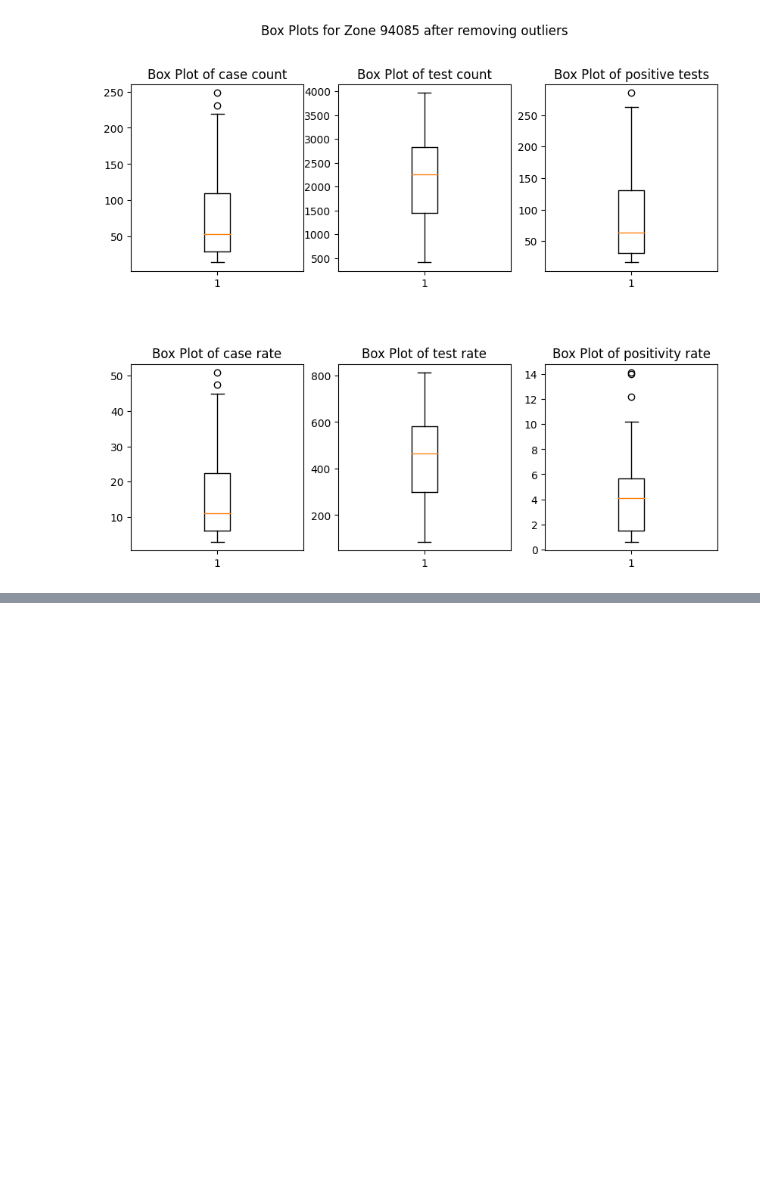
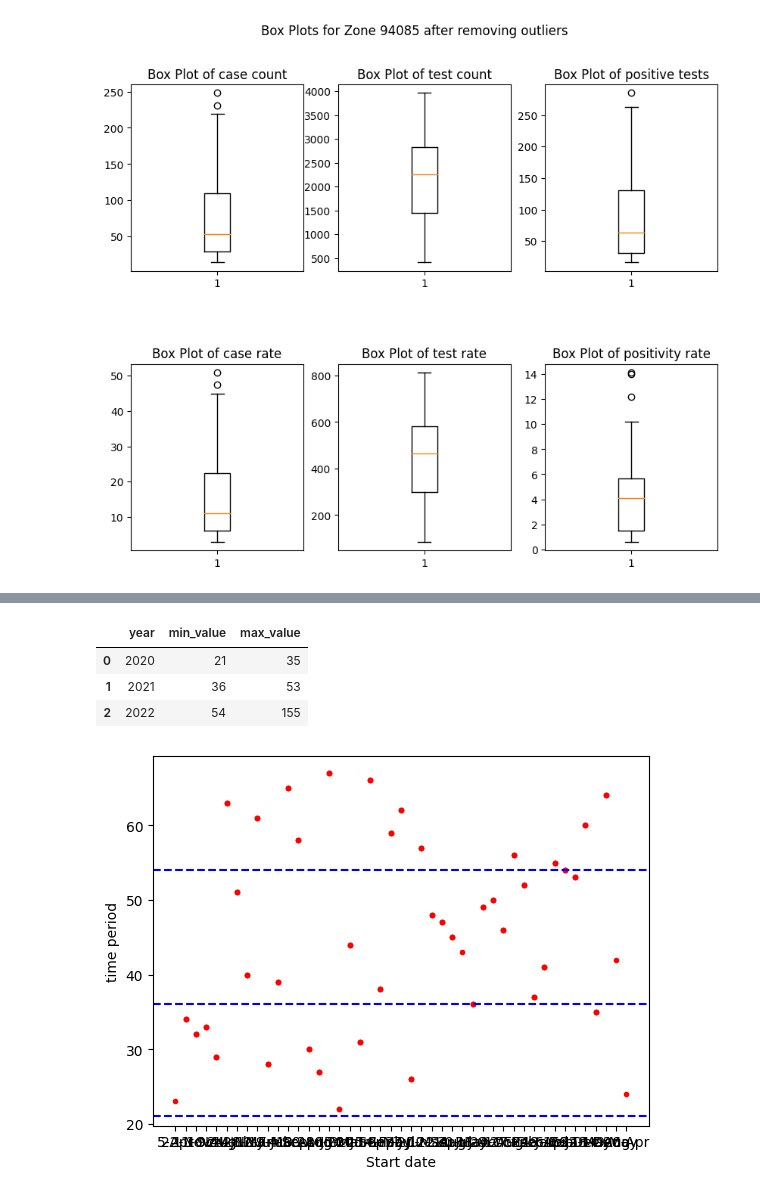
Before and after one commit to Katia-LOUNAS/Data_Mining, a Jupyter notebook: Preprocessing.ipynb, the cells around one changed output, grey strips where cells are left out. Drawn from its saved outputs; the diff is of its cells as text; code cells hidden in the pictures; blank space fills up the shorter version.

```diff
--- a/Preprocessing.ipynb
+++ b/Preprocessing.ipynb
@@ -445,0 +481,33 @@ See the caveats in the documentation: https://pandas.pydata.org/pandas-docs/stab
+# %%
+selected_years = [2020, 2021, 2022]
+result_data = []
+
+for selected_year in selected_years:
+    selected_zones = [95129, 95128, 95127, 95035]
+    zone_data = new_data[new_data['zcta'].isin(selected_zones)]
+    zone_data = zone_data.copy()
+    zone_data['Start date'] = pd.to_datetime(zone_data['Start date'])
+    zone_data['year'] = zone_data['Start date'].dt.year
+    zone_data = zone_data[zone_data['year'] == selected_year]
+    min_time = zone_data['time_period'].min()
+    max_time = zone_data['time_period'].max()
+    result_data.append({'year': selected_year, 'min_value': min_time, 'max_value': max_time})
+
+result_df = pd.DataFrame(result_data)
+result_df
+# %% [output]
+|  | year | min_value | max_value |
+| 0 | 2020 | 21 | 35 |
+| 1 | 2021 | 36 | 53 |
+| 2 | 2022 | 54 | 155 |
+# %%
+selected_zones = [94087, 94086, 94085]
+zone_data = new_data[new_data['zcta'].isin(selected_zones)]
+plt.scatter(zone_data["Start date"],zone_data["time_period"],marker ='.',color='red')
+for limit in result_df['min_value']:
+    plt.axhline(y=limit, color='blue', linestyle='--')
+plt.xlabel('Start date')
+plt.ylabel('time period')
+plt.show()
+# %% [output]
+[figure, added]
```
Also changed, not shown: parts of 13 cells of this notebook, 4 other files.
